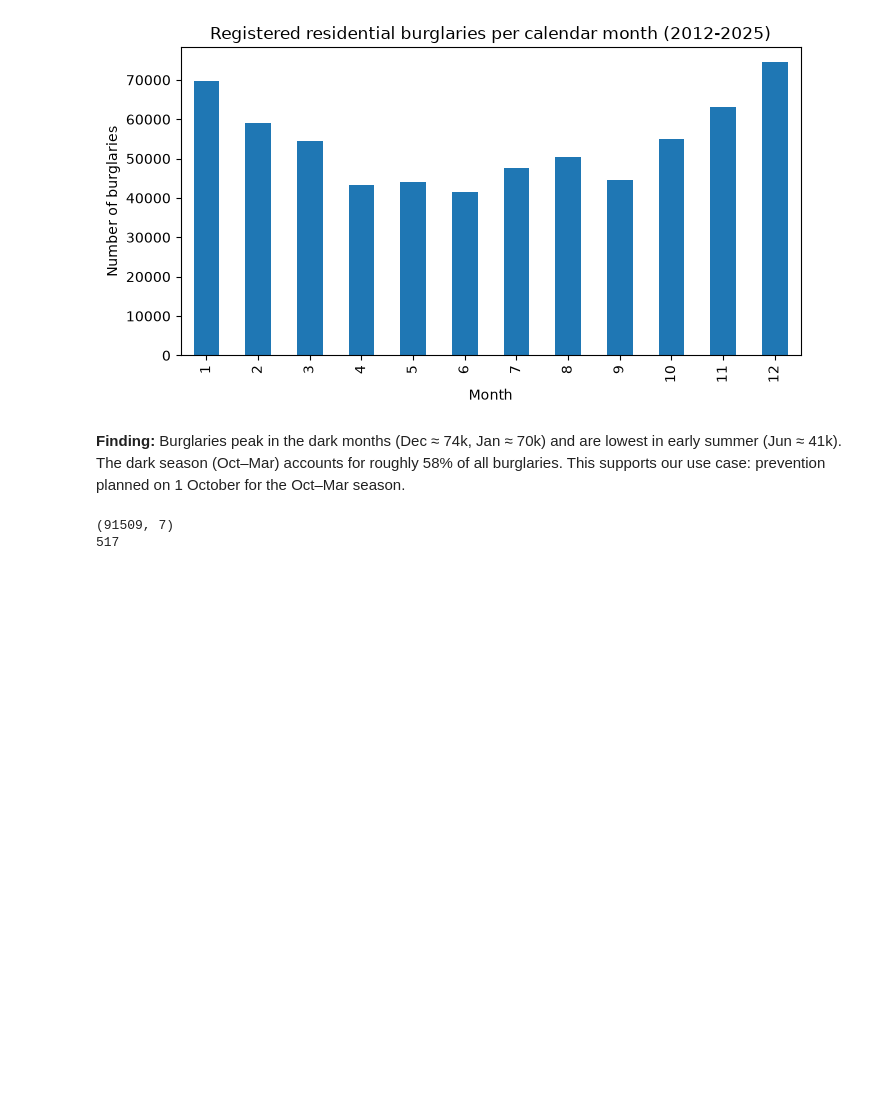
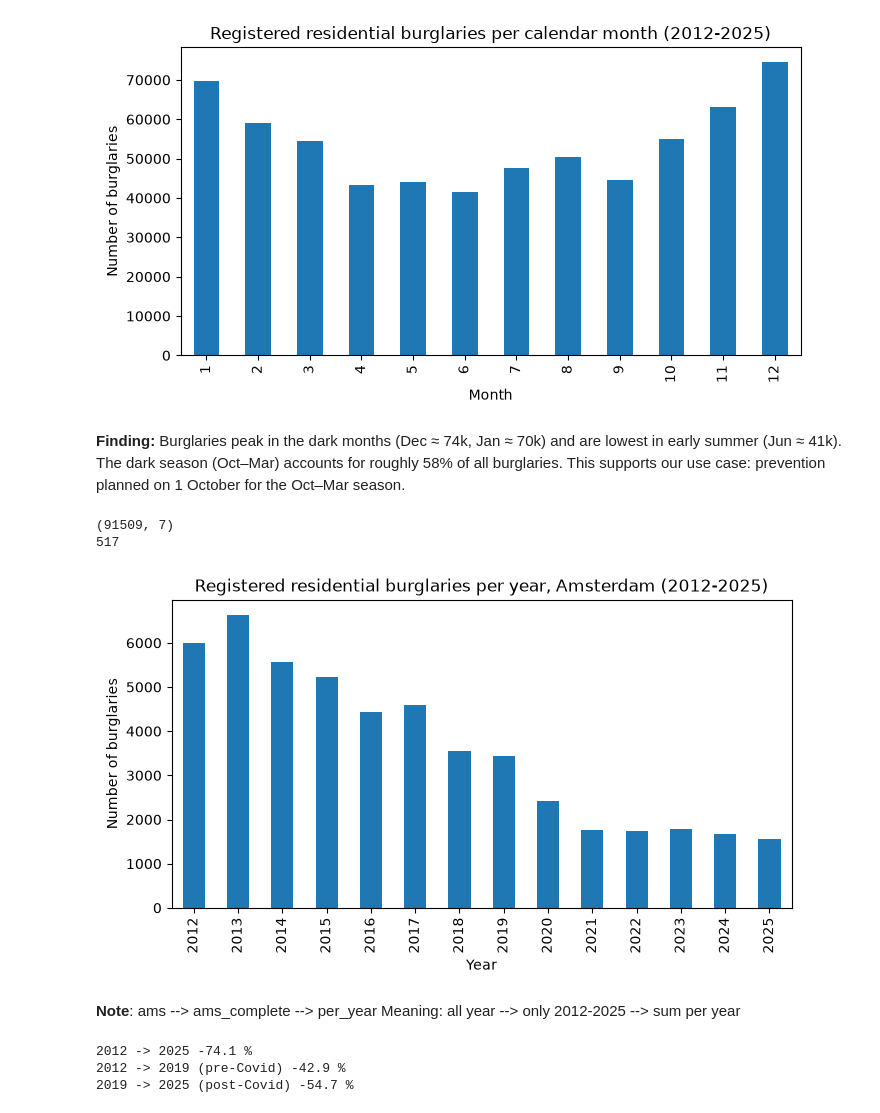
Before and after one commit to Habiiib99/AML, a Jupyter notebook: notebooks/01_explore_data.ipynb, the cells around one changed output. Cells and saved outputs as stored; diff of their text form; code cells hidden in the pictures; blank space fills up the shorter version.

Commit message:
01: Amsterdam subset, yearly decline and season sparsity

```diff
--- a/notebooks/01_explore_data.ipynb
+++ b/notebooks/01_explore_data.ipynb
@@ -65,3 +65,34 @@ ams.to_csv("../data/processed/amsterdam_burglary_monthly.csv.gz", index=False)
 # %% [output]
 (91509, 7)
 517
+# %%
+# Use only complete years (2026 only has January-September)
+ams_complete = ams[ams["year"] <= 2025]
+
+# Total burglaries per year in Amsterdam, all neighbourhoods combined
+per_year = ams_complete.groupby("year")["burglaries"].sum()
+
+per_year.plot(kind="bar", figsize=(8, 4))
+plt.title("Registered residential burglaries per year, Amsterdam (2012-2025)")
+plt.xlabel("Year")
+plt.ylabel("Number of burglaries")
+plt.show()
+# %% [output]
+[figure, added]
+# %% [markdown]
+**Note**: ams --> ams_complete --> per_year
+Meaning: all year --> only 2012-2025 --> sum per year
+# %%
+# Burglaries in selected years (per_year was made in the previous cell)
+start = per_year.loc[2012] # start year in the dataset
+pre_covid = per_year.loc[2019] # last year before Covid
+end = per_year.loc[2025] # last year in the dataset
+
+# Calculate the percentage change in burglaries (new - old) / old * 100
+print("2012 -> 2025", round((end - start) / start * 100, 1), "%")
+print("2012 -> 2019 (pre-Covid)", round((pre_covid - start) / start * 100, 1), "%")
+print("2019 -> 2025 (post-Covid)", round((end - pre_covid) / pre_covid * 100, 1), "%")
+# %% [output]
+2012 -> 2025 -74.1 %
+2012 -> 2019 (pre-Covid) -42.9 %
+2019 -> 2025 (post-Covid) -54.7 %
```
Also changed, not shown: parts of 8 cells of this notebook.
